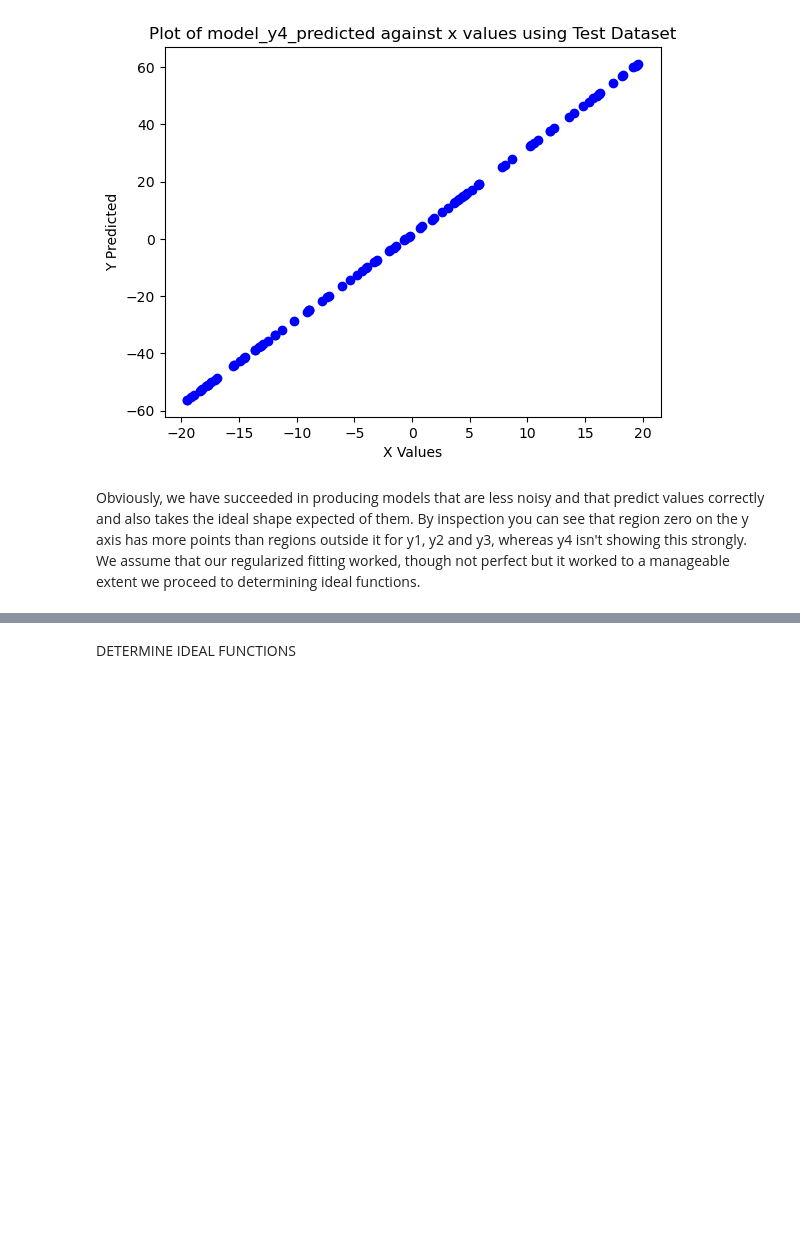
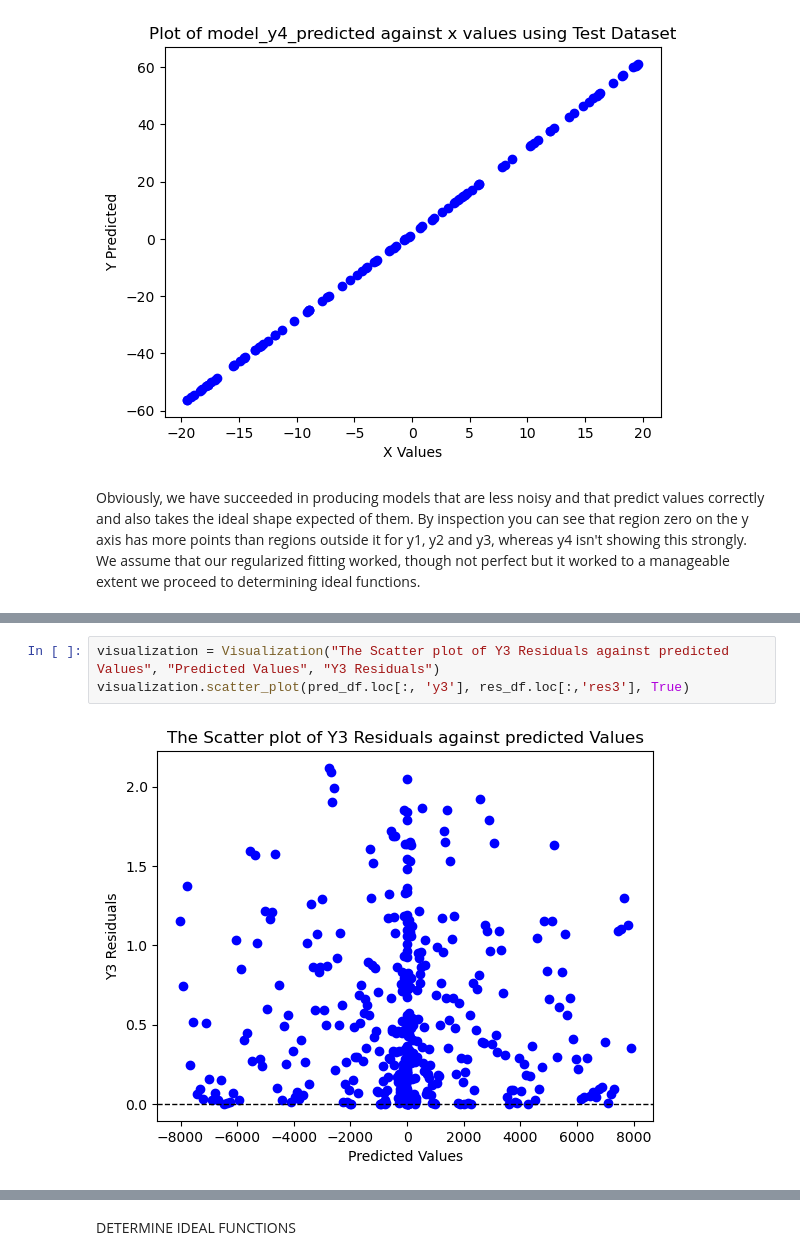
Before and after one commit to elahsoft/Our_Reality, a Jupyter notebook: our_reality.ipynb, the cells around one changed output, grey strips where cells are left out. Drawn from its saved outputs; the diff is of its cells as text; blank space fills up the shorter version.

```diff
--- a/our_reality.ipynb
+++ b/our_reality.ipynb
@@ -536,0 +559,5 @@ We assume that our regularized fitting worked, though not perfect but it worked
+# %%
+visualization = Visualization("The Scatter plot of Y3 Residuals against predicted Values", "Predicted Values", "Y3 Residuals")
+visualization.scatter_plot(pred_df.loc[:, 'y3'], res_df.loc[:,'res3'], True)
+# %% [output]
+[figure, added]
```
Also changed, not shown: parts of 26 cells of this notebook, 24 other files.
